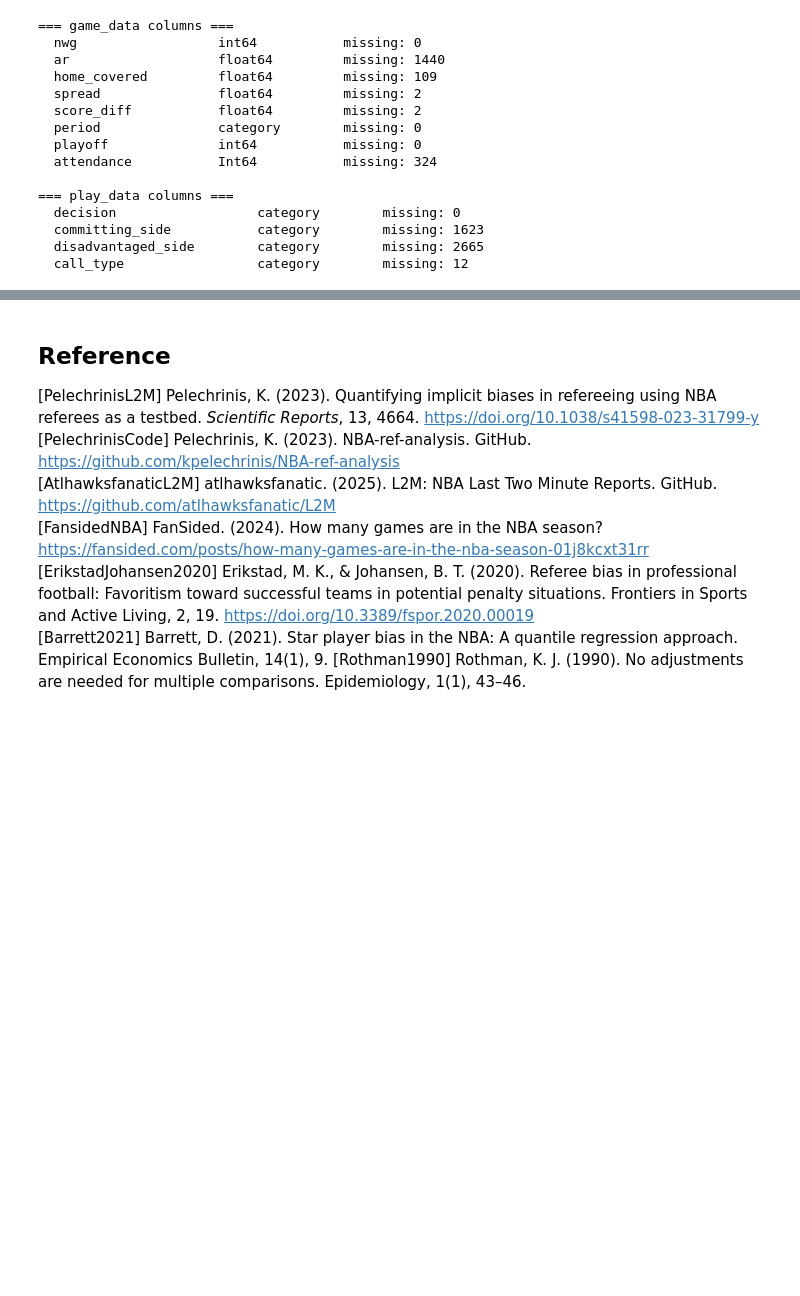
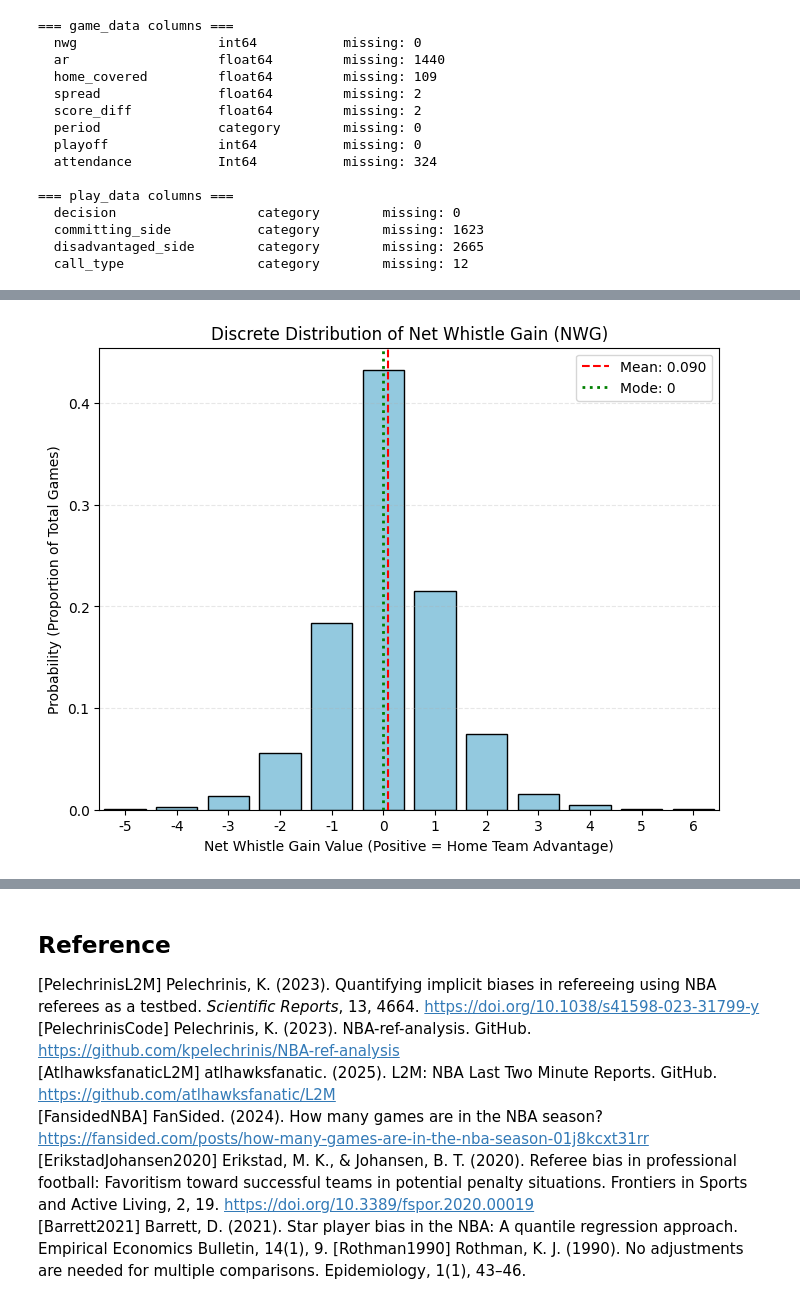
Before and after one commit to RoumenNikolov/decision-bias-study, a Jupyter notebook: bias_analysis.ipynb, the cells around one changed output, grey strips where cells are left out. Cells and saved outputs as stored; diff of their text form; code cells hidden in the pictures; blank space fills up the shorter version.

```diff
--- a/bias_analysis.ipynb
+++ b/bias_analysis.ipynb
@@ -2682,0 +2660,16 @@ print_variable()
+# %%
+# 1. Descriptive Statistics for Discrete Data
+nwg_clean = game_data['nwg'].dropna()
+nwg_stats = nwg_clean.describe()
+nwg_skew = stats.skew(nwg_clean)
+nwg_kurt = stats.kurtosis(nwg_clean)
+
+# Calculate the frequency of each discrete outcome
+proportions = nwg_clean.value_counts(normalize=True).sort_index()
+
+print("--- Discrete Descriptive Statistics for NWG ---")
+print(nwg_stats)
+print(f"Skewness: {nwg_skew:.3f}")
+print(f"Kurtosis: {nwg_kurt:.3f}")
+print("\n--- Frequency Distribution (PMF) ---")
+print(proportions)
@@ -2682,0 +2694,29 @@ print_variable()
+# %%
+# 1. We calculate the necessary values
+mean_val = nwg_clean.mean()
+mode_val = nwg_clean.mode()[0]  # Взимаме първата мода
+nwg_counts = nwg_clean.value_counts(normalize=True).sort_index()
+
+plt.figure(figsize=(8, 6))
+
+# 2. Chertane at PMF
+sns.barplot(x=nwg_counts.index, y=nwg_counts.values, color='skyblue', edgecolor='black')
+
+# 3. Titles and labels
+plt.title('Discrete Distribution of Net Whistle Gain (NWG)', fontsize=12)
+plt.xlabel('Net Whistle Gain Value (Positive = Home Team Advantage)', fontsize=10)
+plt.ylabel('Probability (Proportion of Total Games)', fontsize=10)
+
+# 4. Mean Line
+mean_pos = np.interp(mean_val, nwg_counts.index, range(len(nwg_counts)))
+plt.axvline(x=mean_pos, color='red', linestyle='--', label=f'Mean: {mean_val:.3f}')
+
+# 5. Mode Line
+mode_pos = list(nwg_counts.index).index(mode_val)
+plt.axvline(x=mode_pos, color='green', linestyle=':', linewidth=2, label=f'Mode: {mode_val}')
+
+plt.grid(axis='y', alpha=0.3, linestyle='--')
+plt.legend()
+plt.show()
+# %% [output]
+[figure, added]
```
Also changed, not shown: parts of 50 cells of this notebook, 12 other files.
